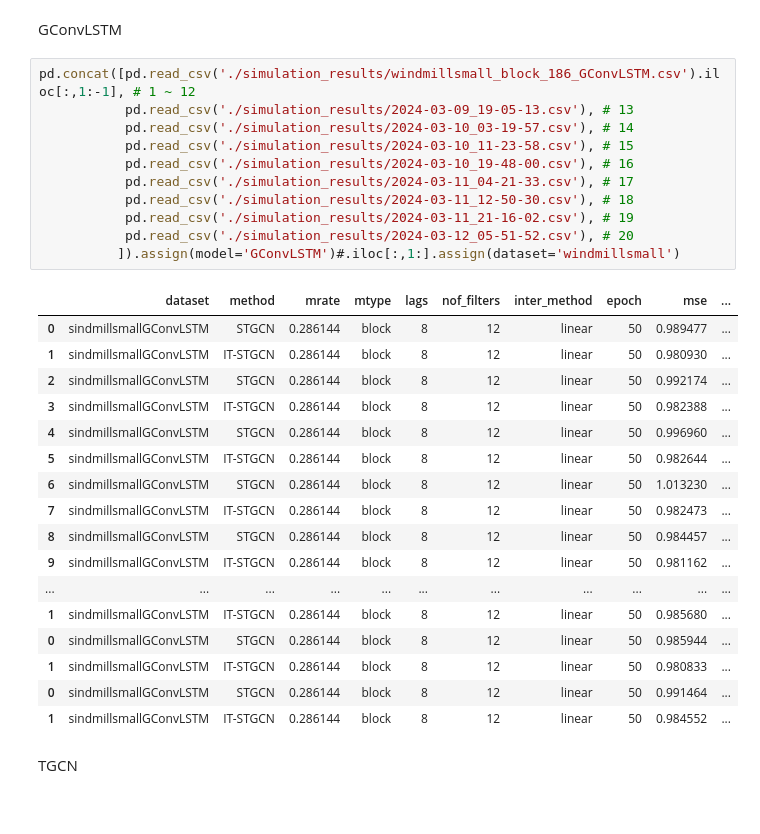
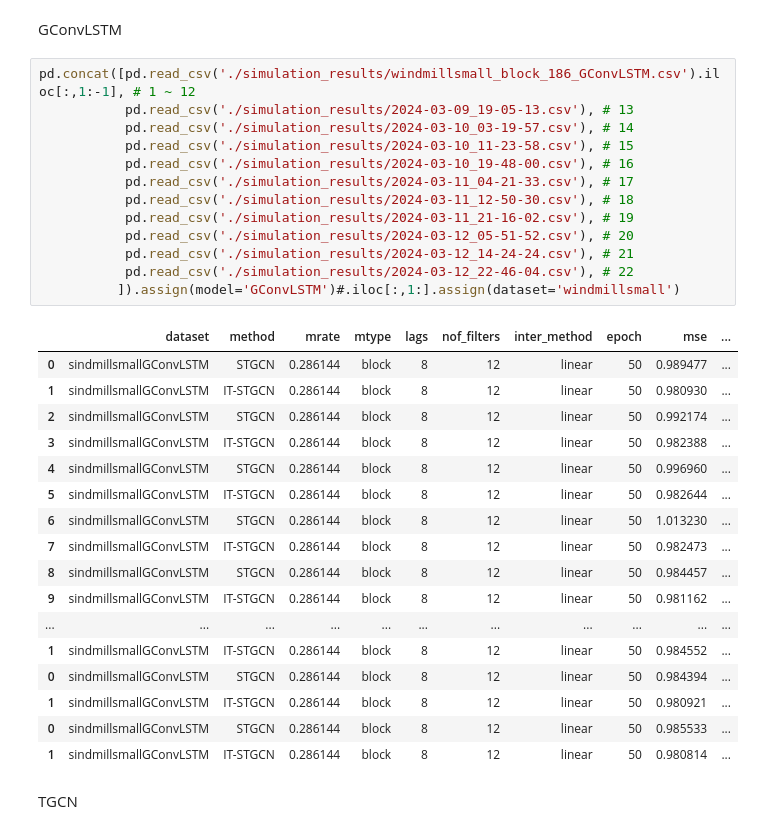
Before and after one commit to seoyeonc/ITTGNN_blog, a Jupyter notebook: posts/2_research/done.ipynb, the cells around one changed output. Drawn from its saved outputs; the diff is of its cells as text.

```diff
--- a/posts/2_research/done.ipynb
+++ b/posts/2_research/done.ipynb
@@ -280,32 +271,34 @@ GConvLSTM
 # %%
 pd.concat([pd.read_csv('./simulation_results/windmillsmall_block_186_GConvLSTM.csv').iloc[:,1:-1], # 1 ~ 12
            pd.read_csv('./simulation_results/2024-03-09_19-05-13.csv'), # 13
            pd.read_csv('./simulation_results/2024-03-10_03-19-57.csv'), # 14
            pd.read_csv('./simulation_results/2024-03-10_11-23-58.csv'), # 15
            pd.read_csv('./simulation_results/2024-03-10_19-48-00.csv'), # 16
            pd.read_csv('./simulation_results/2024-03-11_04-21-33.csv'), # 17
            pd.read_csv('./simulation_results/2024-03-11_12-50-30.csv'), # 18
            pd.read_csv('./simulation_results/2024-03-11_21-16-02.csv'), # 19
            pd.read_csv('./simulation_results/2024-03-12_05-51-52.csv'), # 20
+           pd.read_csv('./simulation_results/2024-03-12_14-24-24.csv'), # 21
+           pd.read_csv('./simulation_results/2024-03-12_22-46-04.csv'), # 22
           ]).assign(model='GConvLSTM')#.iloc[:,1:].assign(dataset='windmillsmall')
 # %% [output]
 |  | dataset | method | mrate | mtype | lags | nof_filters | inter_method | epoch | mse | ... |
 | 0 | sindmillsmallGConvLSTM | STGCN | 0.286144 | block | 8 | 12 | linear | 50 | 0.989477 | ... |
 | 1 | sindmillsmallGConvLSTM | IT-STGCN | 0.286144 | block | 8 | 12 | linear | 50 | 0.980930 | ... |
 | 2 | sindmillsmallGConvLSTM | STGCN | 0.286144 | block | 8 | 12 | linear | 50 | 0.992174 | ... |
 | 3 | sindmillsmallGConvLSTM | IT-STGCN | 0.286144 | block | 8 | 12 | linear | 50 | 0.982388 | ... |
 | 4 | sindmillsmallGConvLSTM | STGCN | 0.286144 | block | 8 | 12 | linear | 50 | 0.996960 | ... |
 | 5 | sindmillsmallGConvLSTM | IT-STGCN | 0.286144 | block | 8 | 12 | linear | 50 | 0.982644 | ... |
 | 6 | sindmillsmallGConvLSTM | STGCN | 0.286144 | block | 8 | 12 | linear | 50 | 1.013230 | ... |
 | 7 | sindmillsmallGConvLSTM | IT-STGCN | 0.286144 | block | 8 | 12 | linear | 50 | 0.982473 | ... |
 | 8 | sindmillsmallGConvLSTM | STGCN | 0.286144 | block | 8 | 12 | linear | 50 | 0.984457 | ... |
 | 9 | sindmillsmallGConvLSTM | IT-STGCN | 0.286144 | block | 8 | 12 | linear | 50 | 0.981162 | ... |
 | ... | ... | ... | ... | ... | ... | ... | ... | ... | ... | ... |
-| 1 | sindmillsmallGConvLSTM | IT-STGCN | 0.286144 | block | 8 | 12 | linear | 50 | 0.985680 | ... |
-| 0 | sindmillsmallGConvLSTM | STGCN | 0.286144 | block | 8 | 12 | linear | 50 | 0.985944 | ... |
-| 1 | sindmillsmallGConvLSTM | IT-STGCN | 0.286144 | block | 8 | 12 | linear | 50 | 0.980833 | ... |
-| 0 | sindmillsmallGConvLSTM | STGCN | 0.286144 | block | 8 | 12 | linear | 50 | 0.991464 | ... |
 | 1 | sindmillsmallGConvLSTM | IT-STGCN | 0.286144 | block | 8 | 12 | linear | 50 | 0.984552 | ... |
+| 0 | sindmillsmallGConvLSTM | STGCN | 0.286144 | block | 8 | 12 | linear | 50 | 0.984394 | ... |
+| 1 | sindmillsmallGConvLSTM | IT-STGCN | 0.286144 | block | 8 | 12 | linear | 50 | 0.980921 | ... |
+| 0 | sindmillsmallGConvLSTM | STGCN | 0.286144 | block | 8 | 12 | linear | 50 | 0.985533 | ... |
+| 1 | sindmillsmallGConvLSTM | IT-STGCN | 0.286144 | block | 8 | 12 | linear | 50 | 0.980814 | ... |
 # %% [markdown]
 TGCN
 # %%
```
Also changed, not shown: parts of 7 cells of this notebook, 17 other files.
